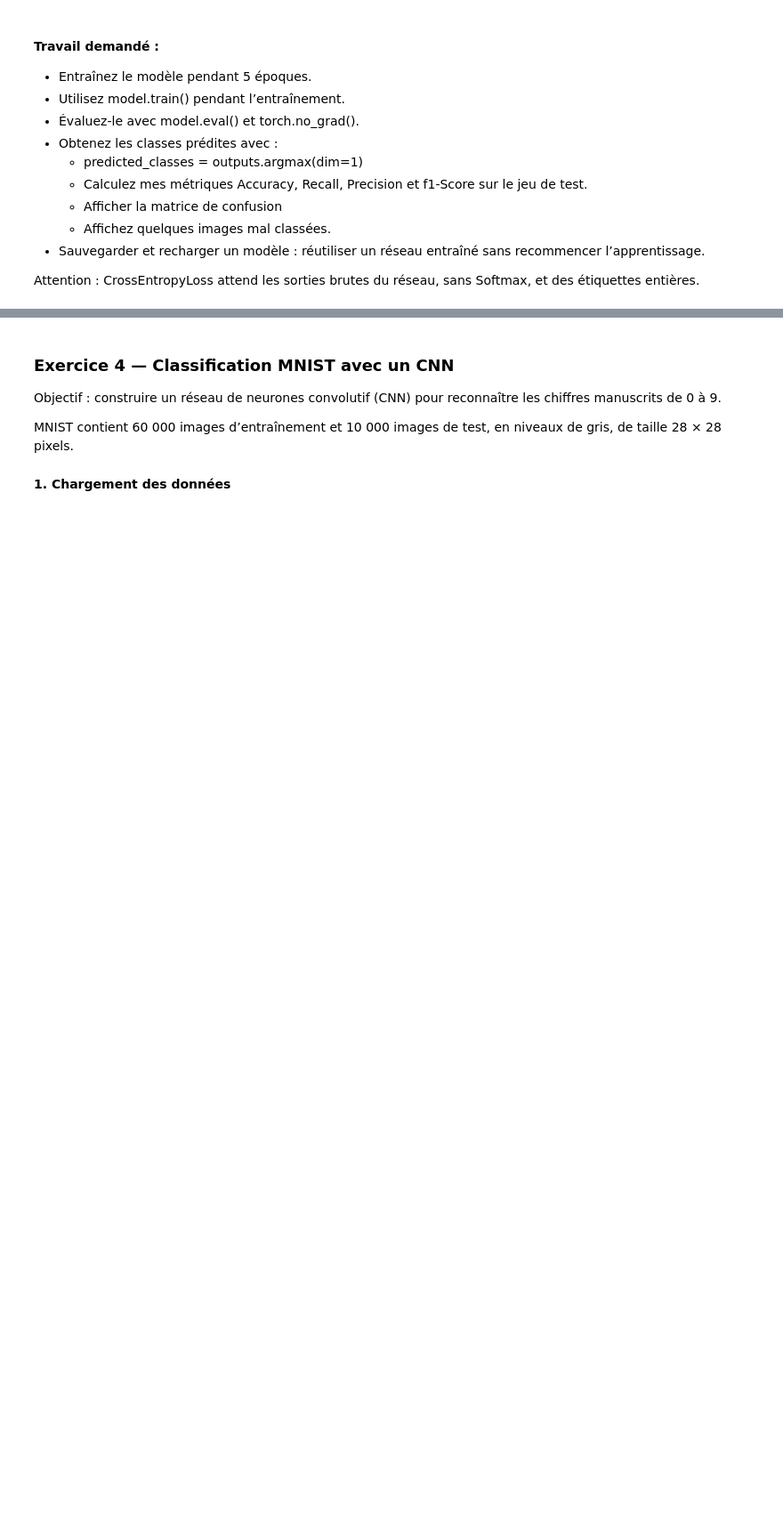
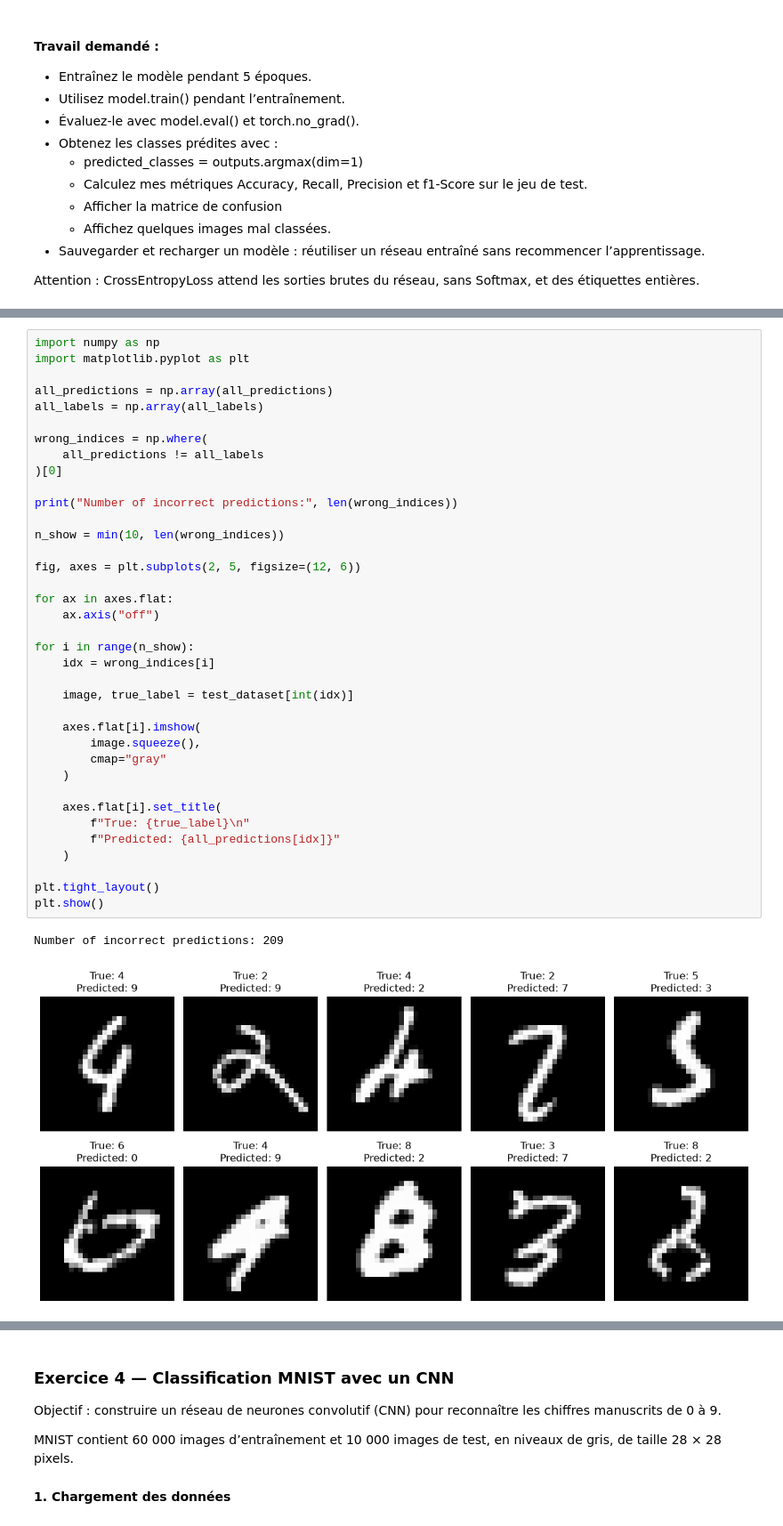
Before and after one commit to dounia1230/lab_pytorch, a Jupyter notebook: Activité pratique Bases de Pytorch.ipynb, the cells around one changed output, grey strips where cells are left out. Shown at 89% size. Saved outputs shown, nothing was run; the diff lists cells and outputs as text; blank space fills up the shorter version.

```diff
--- a/Activité pratique Bases de Pytorch.ipynb
+++ b/Activité pratique Bases de Pytorch.ipynb
@@ -1201,0 +1317,40 @@ Attention : CrossEntropyLoss attend les sorties brutes du réseau, sans Softmax,
+# %%
+import numpy as np
+import matplotlib.pyplot as plt
+
+all_predictions = np.array(all_predictions)
+all_labels = np.array(all_labels)
+
+wrong_indices = np.where(
+    all_predictions != all_labels
+)[0]
+
+print("Number of incorrect predictions:", len(wrong_indices))
+
+n_show = min(10, len(wrong_indices))
+
+fig, axes = plt.subplots(2, 5, figsize=(12, 6))
+
+for ax in axes.flat:
+    ax.axis("off")
+
+for i in range(n_show):
+    idx = wrong_indices[i]
+
+    image, true_label = test_dataset[int(idx)]
+
+    axes.flat[i].imshow(
+        image.squeeze(),
+        cmap="gray"
+    )
+
+    axes.flat[i].set_title(
+        f"True: {true_label}\n"
+        f"Predicted: {all_predictions[idx]}"
+    )
+
+plt.tight_layout()
+plt.show()
+# %% [output]
+Number of incorrect predictions: 209
+[figure, added]
```
Also changed, not shown: parts of 9 cells of this notebook, 3 other files.
